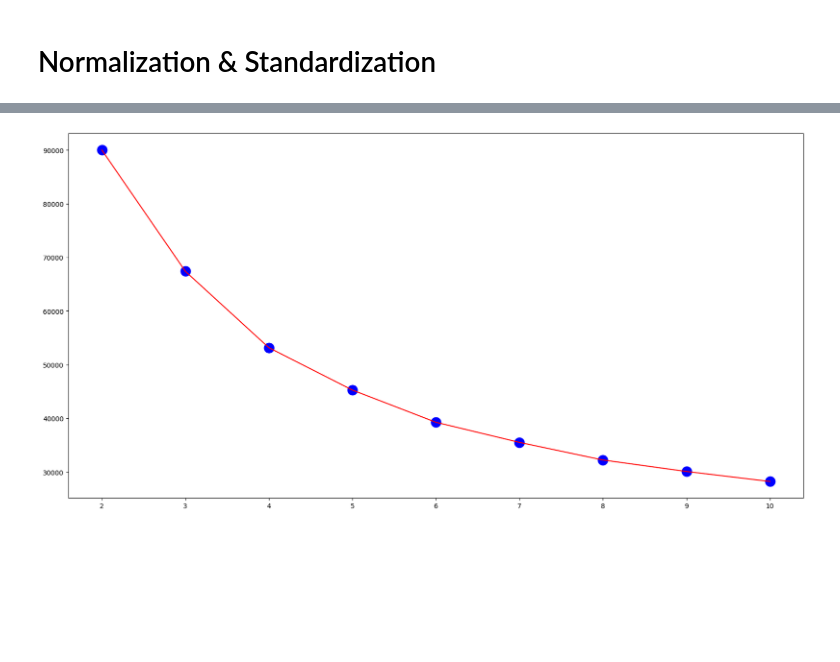
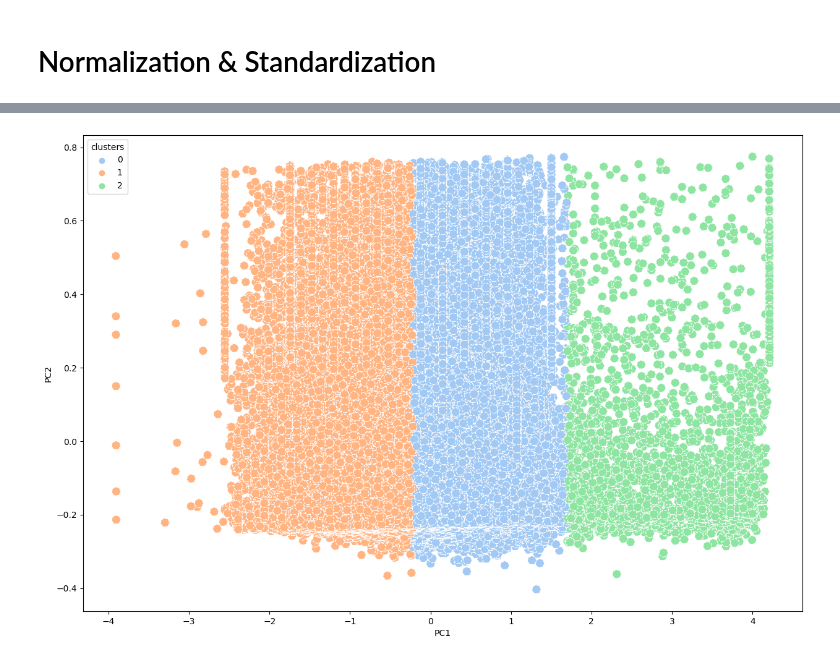
Before and after one commit to gbriansatria/Final-Project-Raka-MAX, a Jupyter notebook: Homework Stage 3/Homework Unsupervised Learning.ipynb, the cells around one changed output, grey strips where cells are left out. Cells and saved outputs as stored; diff of their text form; code cells hidden in the pictures; blank space fills up the shorter version.

```diff
--- a/Homework Stage 3/Homework Unsupervised Learning.ipynb
+++ b/Homework Stage 3/Homework Unsupervised Learning.ipynb
@@ -433,0 +494,5 @@ final_df[numerical].describe()
+# %%
+kmeans = KMeans(n_clusters=3, random_state=0).fit(final_df)
+clusters = kmeans.labels_
+new_df['clusters'] = clusters
+new_df.head()
@@ -434,5 +507,9 @@ final_df[numerical].describe()
 # %%
-#from sklearn.decomposition import PCA
-#pcs = PCA(n_components=4).fit_transform(final_df[numerical])
-#new_final = pd.DataFrame(data=pcs, columns=['PC1','PC2','PC3','PC4'])
-#new_final.describe()
+from sklearn.decomposition import PCA
+
+pca = PCA(n_components=2)
+pca.fit(final_df)
+pcs = pca.transform(final_df)
+final_pca = pd.DataFrame(data = pcs, columns = ['PC1', 'PC2'])
+final_pca['clusters'] = clusters
+final_pca.head()
@@ -439,15 +522,0 @@ final_df[numerical].describe()
-# %%
-from sklearn.cluster import KMeans
-inertia = []
-
-for i in range(2, 11):
-    clusteringK = KMeans(n_clusters=i,init='k-means++',max_iter=300,n_init=10,random_state=0)
-    clusteringK.fit(final_df)
-    inertia.append(clusteringK.inertia_)
-
-plt.figure(figsize=(20, 10))
-sns.lineplot(x=range(2, 11), y=inertia, color='r')
-sns.scatterplot(x=range(2, 11), y=inertia, s=300, color='b')
-plt.show()
-# %% [output]
-[figure, removed]
@@ -462,0 +523,6 @@ plt.show()
+# %%
+fig, ax = plt.subplots(figsize=(15,10))
+sns.scatterplot(x='PC1', y='PC2',hue='clusters',palette = 'pastel', linestyle= '--', s=100,data=final_pca,ax=ax)
+plt.show()
+# %% [output]
+[figure, added]
```
Also changed, not shown: parts of 31 cells of this notebook.
